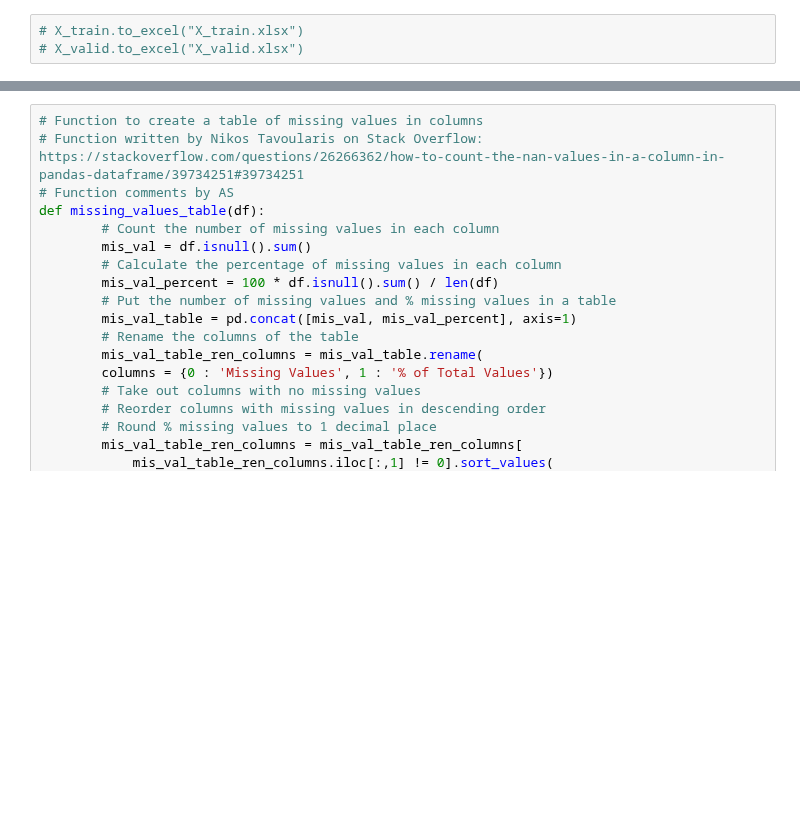
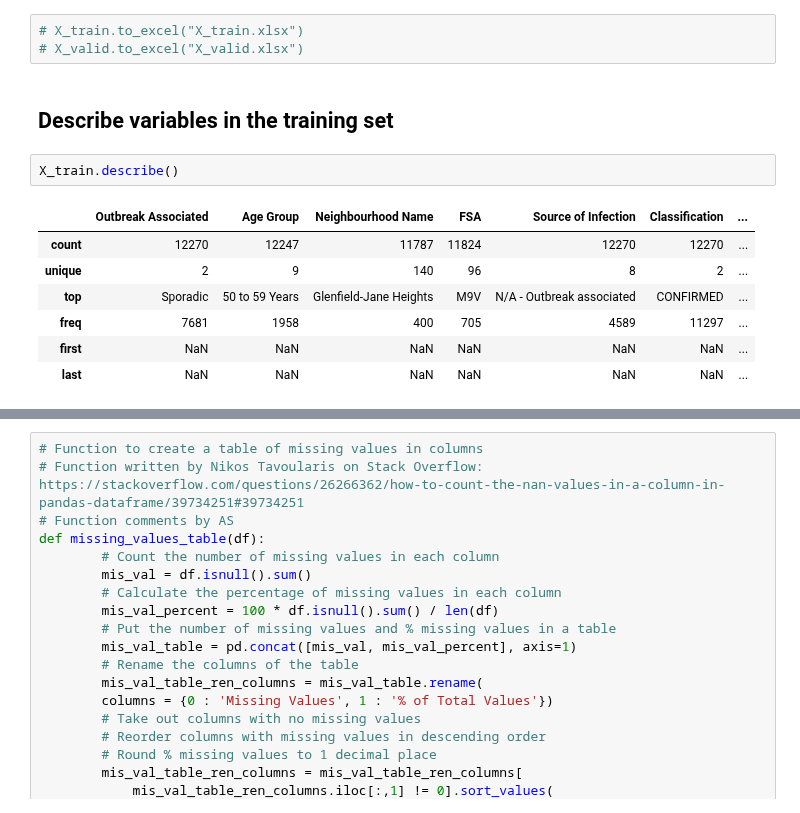
Before and after one commit to adrienne-siu/toronto_covid-19_cases_project, a Jupyter notebook: toronto_covid_notebook.ipynb, the cells around one changed output, grey strips where cells are left out. Saved outputs shown, nothing was run; the diff lists cells and outputs as text; blank space fills up the shorter version.

```diff
--- a/toronto_covid_notebook.ipynb
+++ b/toronto_covid_notebook.ipynb
@@ -205,3 +114,15 @@ X_train, X_valid, y_train, y_valid = train_test_split(X, y, train_size=0.8, test
 # %%
 # X_train.to_excel("X_train.xlsx")
 # X_valid.to_excel("X_valid.xlsx")
+# %% [markdown]
+## Describe variables in the training set
+# %%
+X_train.describe()
+# %% [output]
+|  | Outbreak Associated | Age Group | Neighbourhood Name | FSA | Source of Infection | Classification | ... |
+| count | 12270 | 12247 | 11787 | 11824 | 12270 | 12270 | ... |
+| unique | 2 | 9 | 140 | 96 | 8 | 2 | ... |
+| top | Sporadic | 50 to 59 Years | Glenfield-Jane Heights | M9V | N/A - Outbreak associated | CONFIRMED | ... |
+| freq | 7681 | 1958 | 400 | 705 | 4589 | 11297 | ... |
+| first | NaN | NaN | NaN | NaN | NaN | NaN | ... |
+| last | NaN | NaN | NaN | NaN | NaN | NaN | ... |
```
Also changed, not shown: parts of 18 cells of this notebook.
